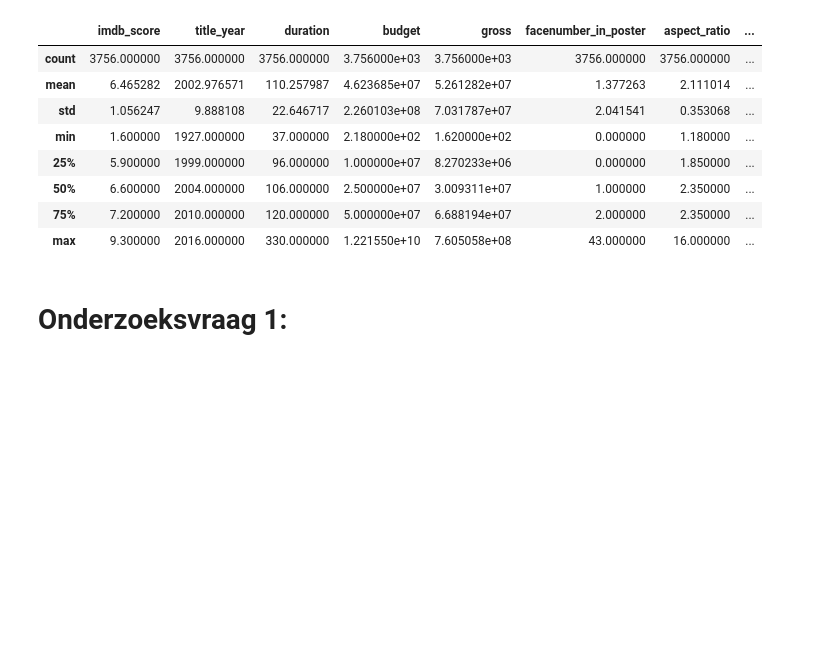
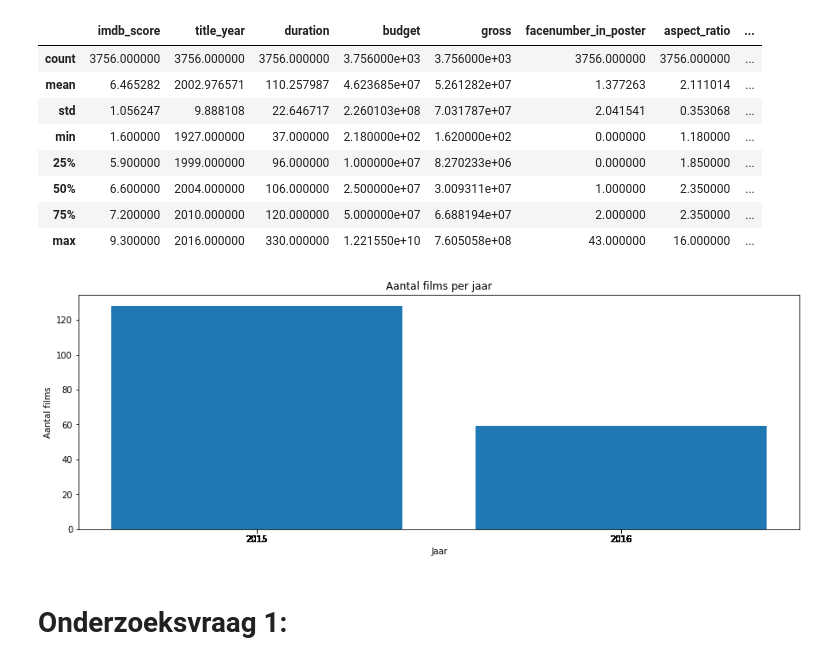
Before and after one commit to Danny-cao/DataScienceMovies, a Jupyter notebook: DataScienceFilms.ipynb, the cells around one changed output. Cells and saved outputs as stored; diff of their text form; code cells hidden in the pictures; blank space fills up the shorter version.

```diff
--- a/DataScienceFilms.ipynb
+++ b/DataScienceFilms.ipynb
@@ -211,6 +211,23 @@ df_movies.describe()
 | 50% | 6.600000 | 2004.000000 | 106.000000 | 2.500000e+07 | 3.009311e+07 | 1.000000 | 2.350000 | ... |
 | 75% | 7.200000 | 2010.000000 | 120.000000 | 5.000000e+07 | 6.688194e+07 | 2.000000 | 2.350000 | ... |
 | max | 9.300000 | 2016.000000 | 330.000000 | 1.221550e+10 | 7.605058e+08 | 43.000000 | 16.000000 | ... |
+# %%
+df_limit_data = df_movies[df_movies['title_year'] > 2014]
+
+df_movies_year_count = df_limit_data['title_year'].value_counts()
+df_year = df_limit_data['title_year'].unique()
+
+fig, aantal = plt.subplots(figsize=(15,5))
+plt.xticks(df_movies['title_year'])
+plt.xlabel('Jaar')
+plt.ylabel('Aantal films')
+plt.title('Aantal films per jaar')
+
+plt.bar(df_year,df_movies_year_count)
+
+plt.show()
+# %% [output]
+[figure, added]
 # %% [markdown]
 # Onderzoeksvraag 1:
 # %% [markdown]
```
Also changed, not shown: parts of 21 cells of this notebook, 1 other file.
